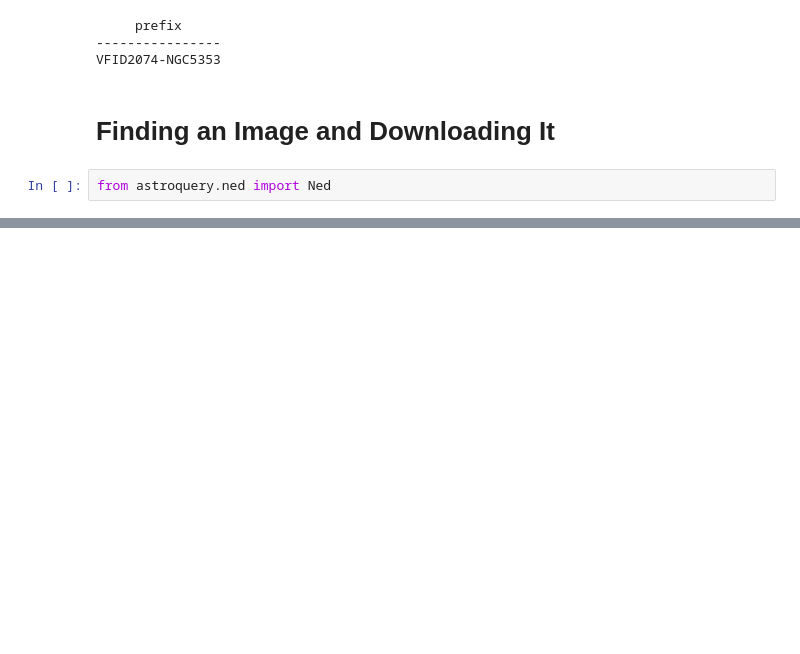
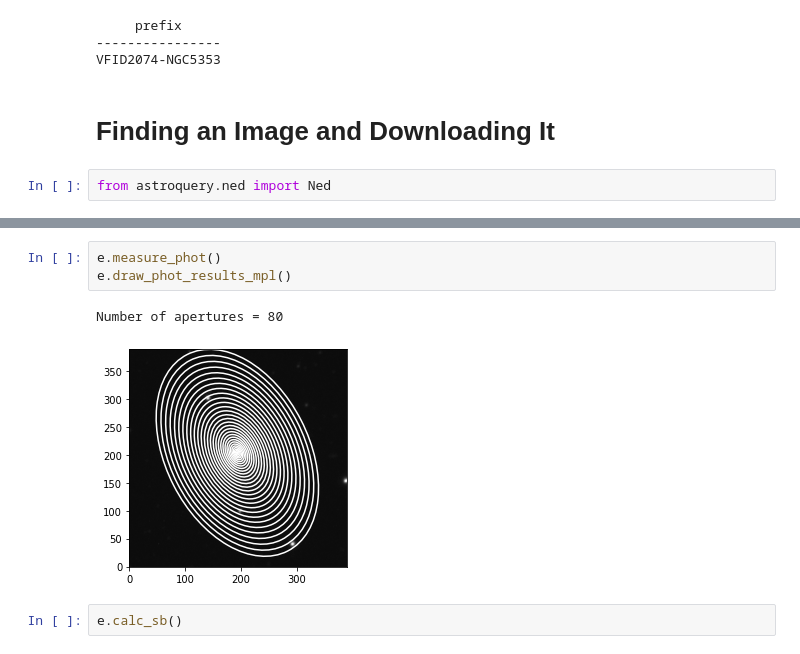
Before and after one commit to rfinn/havirgo, a Jupyter notebook: notebooks/summer_research_2024.ipynb, the cells around one changed output, grey strips where cells are left out. Drawn from its saved outputs; the diff is of its cells as text; blank space fills up the shorter version.

```diff
--- a/notebooks/summer_research_2024.ipynb
+++ b/notebooks/summer_research_2024.ipynb
@@ -269,0 +324,8 @@ dyld[74171]: Library not loaded: /usr/local/opt/libunistring/lib/libunistring.2.
+# %%
+e.measure_phot()
+e.draw_phot_results_mpl()
+# %% [output]
+Number of apertures = 80
+[figure, added]
+# %%
+e.calc_sb()
```
Also changed, not shown: parts of 30 cells of this notebook.
